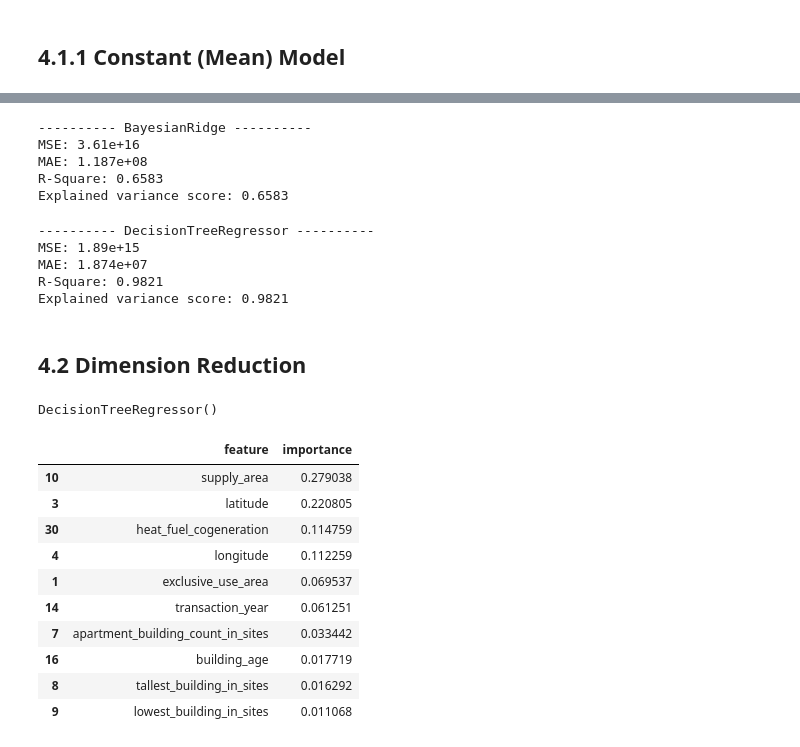
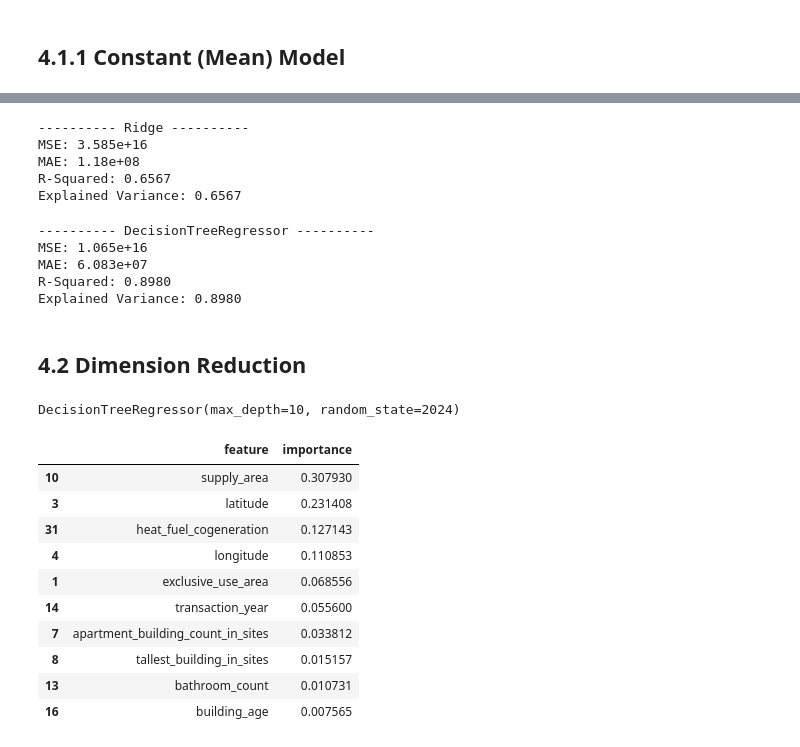
Before and after one commit to tklsimon/housing-price-prediction, a Jupyter notebook: STAT8017 Project.ipynb, the cells around one changed output, grey strips where cells are left out. Cells and saved outputs as stored; diff of their text form; code cells hidden in the pictures.

Commit message:
4.1 Basic Model and 4.2 Dimension Reduction

```diff
--- a/STAT8017 Project.ipynb
+++ b/STAT8017 Project.ipynb
@@ -870,7 +899,7 @@ X_all = price_std \
 y_all = price_std['transaction_real_price']
 # %%
 # Split the Price data set into training set and test set
-X_train, X_test, y_train, y_test = train_test_split(X_all, y_all)
+X_train, X_test, y_train, y_test = train_test_split(X_all, y_all, test_size=0.3, random_state=2024)
 # %% [markdown]
 ## 4.1.1 Constant (Mean) Model
 # %%
@@ -923,43 +923,45 @@ Explained variance score: 0.6583
-# %%
-# BayesianRidge Model
-predict_with_regressor(BayesianRidge(), X_train, X_test, y_train, y_test)
-# %% [output]
----------- BayesianRidge ----------
-MSE: 3.61e+16
-MAE: 1.187e+08
-R-Square: 0.6583
-Explained variance score: 0.6583
+# %%
+# Rige Regression
+predict_with_regressor(Ridge(alpha=100, random_state=2024), X_train, X_test, y_train, y_test)
+# %% [output]
+---------- Ridge ----------
+MSE: 3.585e+16
+MAE: 1.18e+08
+R-Squared: 0.6567
+Explained Variance: 0.6567
 # %%
-# DecisionTreeRegressor Model
-predict_with_regressor(DecisionTreeRegressor(), X_train, X_test, y_train, y_test)
+# Decision Tree
+predict_with_regressor(DecisionTreeRegressor(max_depth=10, random_state=2024), X_train, X_test, y_train, y_test)
 # %% [output]
 ---------- DecisionTreeRegressor ----------
-MSE: 1.89e+15
-MAE: 1.874e+07
-R-Square: 0.9821
-Explained variance score: 0.9821
+MSE: 1.065e+16
+MAE: 6.083e+07
+R-Squared: 0.8980
+Explained Variance: 0.8980
 # %% [markdown]
 ## 4.2 Dimension Reduction
 # %%
-dtr = DecisionTreeRegressor()
+# Decision Tree
+dtr = DecisionTreeRegressor(max_depth=10, random_state=2024)
 dtr.fit(X_train, y_train)
 # %% [output]
-DecisionTreeRegressor()
+DecisionTreeRegressor(max_depth=10, random_state=2024)
 # %%
 # Feature Importance from Tree Model
-pd.DataFrame({'feature': dtr.feature_names_in_,
-              'importance': dtr.feature_importances_}) \
-    .sort_values('importance', ascending=False) \
-    .head(10)
+feat_import_df = pd.DataFrame({'feature': dtr.feature_names_in_,
+                               'importance': dtr.feature_importances_}) \
+    .sort_values('importance', ascending=False)
+
+feat_import_df.head(10)
 # %% [output]
 |  | feature | importance |
-| 10 | supply_area | 0.279038 |
-| 3 | latitude | 0.220805 |
-| 30 | heat_fuel_cogeneration | 0.114759 |
-| 4 | longitude | 0.112259 |
-| 1 | exclusive_use_area | 0.069537 |
-| 14 | transaction_year | 0.061251 |
-| 7 | apartment_building_count_in_sites | 0.033442 |
-| 16 | building_age | 0.017719 |
-| 8 | tallest_building_in_sites | 0.016292 |
-| 9 | lowest_building_in_sites | 0.011068 |
+| 10 | supply_area | 0.307930 |
+| 3 | latitude | 0.231408 |
+| 31 | heat_fuel_cogeneration | 0.127143 |
+| 4 | longitude | 0.110853 |
+| 1 | exclusive_use_area | 0.068556 |
+| 14 | transaction_year | 0.055600 |
+| 7 | apartment_building_count_in_sites | 0.033812 |
+| 8 | tallest_building_in_sites | 0.015157 |
+| 13 | bathroom_count | 0.010731 |
+| 16 | building_age | 0.007565 |
```
Also changed, not shown: parts of 14 cells of this notebook.
